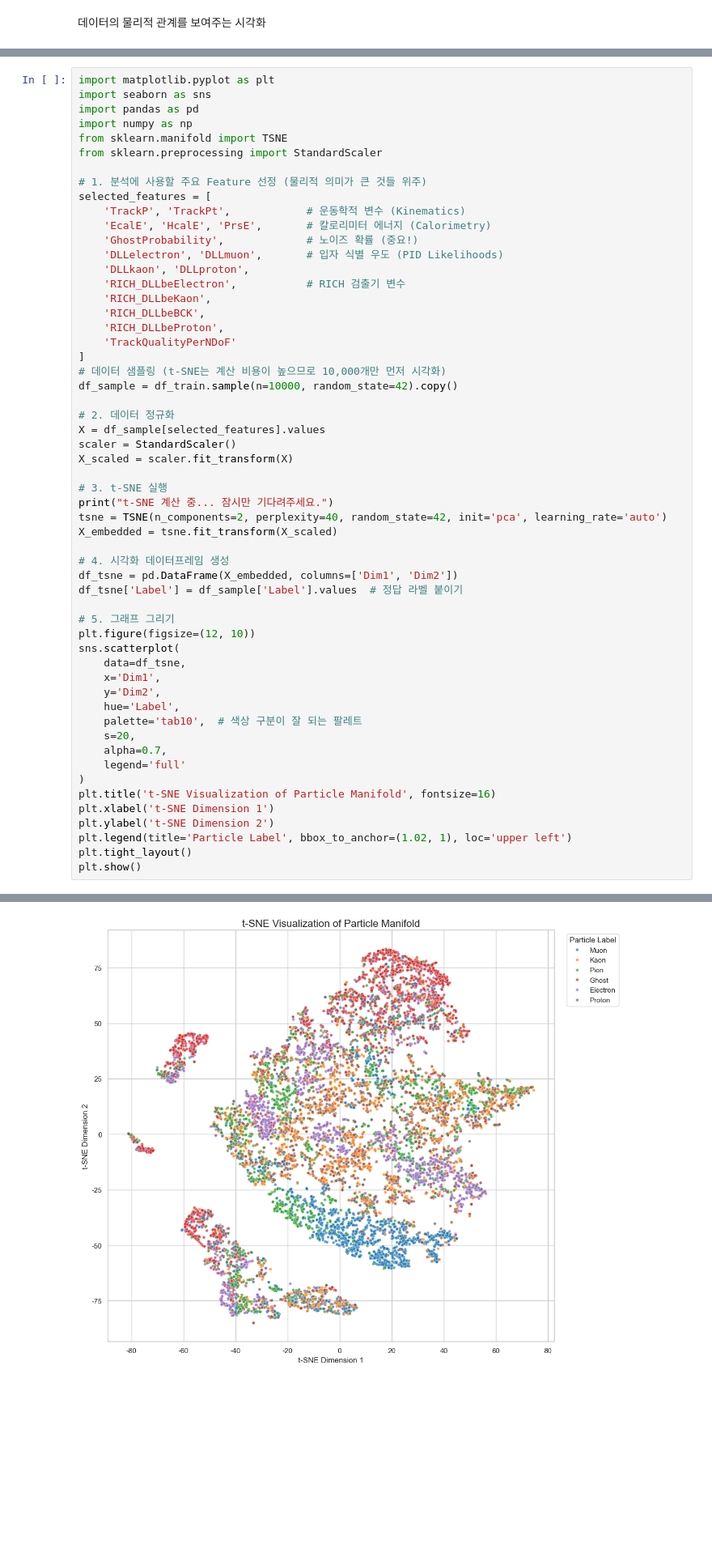
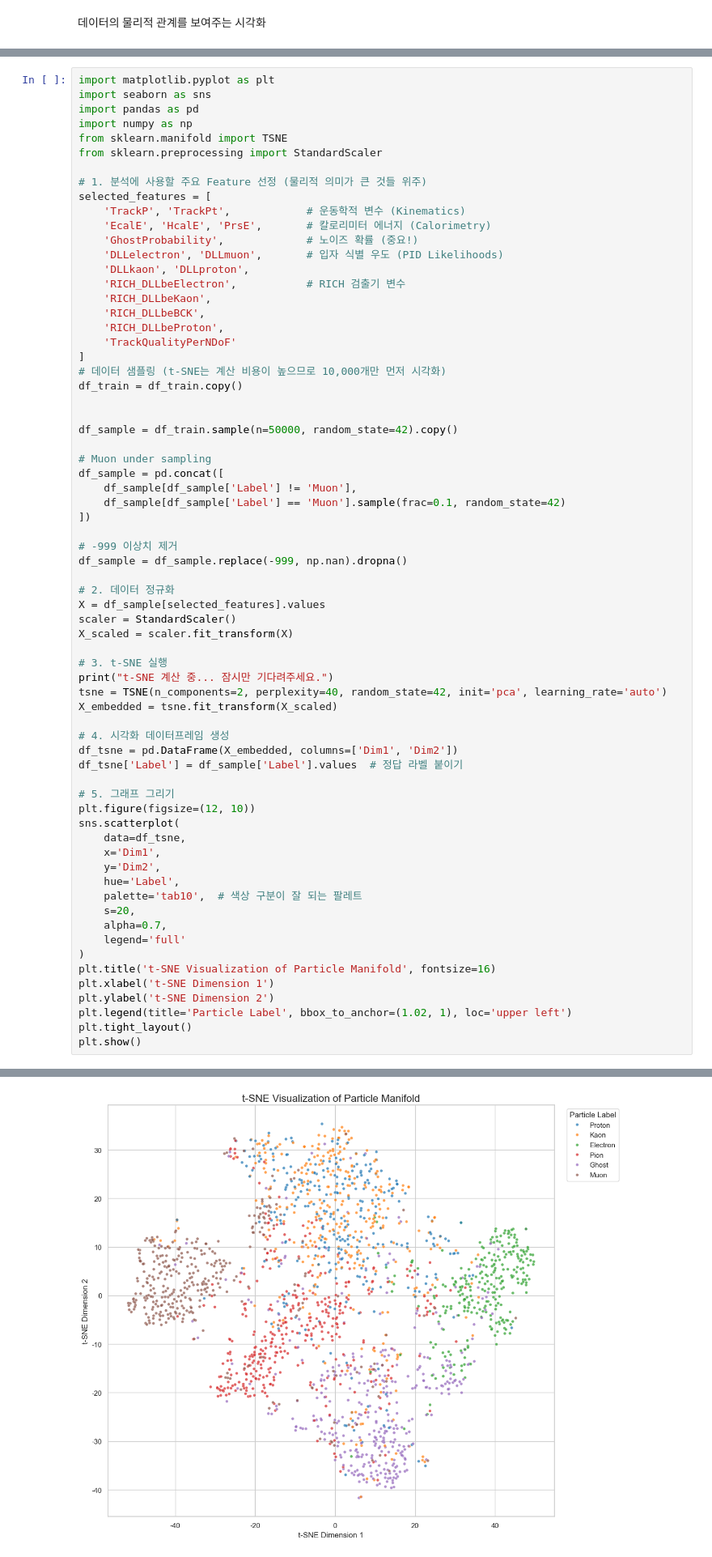
Before and after one commit to Jongseok103/UOS-Assignments, a Jupyter notebook: BigDataPhysic/CL_LHC.ipynb, the cells around one changed output, grey strips where cells are left out. Shown at 81% size. Cells and saved outputs as stored; diff of their text form; blank space fills up the shorter version.

```diff
--- a/BigDataPhysic/CL_LHC.ipynb
+++ b/BigDataPhysic/CL_LHC.ipynb
@@ -369,7 +371,19 @@ selected_features = [
     'TrackQualityPerNDoF'
 ]
 # 데이터 샘플링 (t-SNE는 계산 비용이 높으므로 10,000개만 먼저 시각화)
-df_sample = df_train.sample(n=10000, random_state=42).copy()
+df_train = df_train.copy()
+
+
+df_sample = df_train.sample(n=50000, random_state=42).copy()
+
+# Muon under sampling
+df_sample = pd.concat([
+    df_sample[df_sample['Label'] != 'Muon'],
+    df_sample[df_sample['Label'] == 'Muon'].sample(frac=0.1, random_state=42)
+])
+
+# -999 이상치 제거
+df_sample = df_sample.replace(-999, np.nan).dropna()
 
 # 2. 데이터 정규화
 X = df_sample[selected_features].values
@@ -378,31 +392,31 @@ X_scaled = scaler.fit_transform(X)
 
 # 3. t-SNE 실행
 print("t-SNE 계산 중... 잠시만 기다려주세요.")
 tsne = TSNE(n_components=2, perplexity=40, random_state=42, init='pca', learning_rate='auto')
 X_embedded = tsne.fit_transform(X_scaled)
 
 # 4. 시각화 데이터프레임 생성
 df_tsne = pd.DataFrame(X_embedded, columns=['Dim1', 'Dim2'])
 df_tsne['Label'] = df_sample['Label'].values  # 정답 라벨 붙이기
 
 # 5. 그래프 그리기
 plt.figure(figsize=(12, 10))
 sns.scatterplot(
     data=df_tsne,
     x='Dim1',
     y='Dim2',
     hue='Label',
     palette='tab10',  # 색상 구분이 잘 되는 팔레트
     s=20,
     alpha=0.7,
     legend='full'
 )
 plt.title('t-SNE Visualization of Particle Manifold', fontsize=16)
 plt.xlabel('t-SNE Dimension 1')
 plt.ylabel('t-SNE Dimension 2')
 plt.legend(title='Particle Label', bbox_to_anchor=(1.02, 1), loc='upper left')
 plt.tight_layout()
 plt.show()
 # %% [output]
 t-SNE 계산 중... 잠시만 기다려주세요.
-[figure, old version]
+[figure, new version]
```
Also changed, not shown: parts of 9 cells of this notebook.
